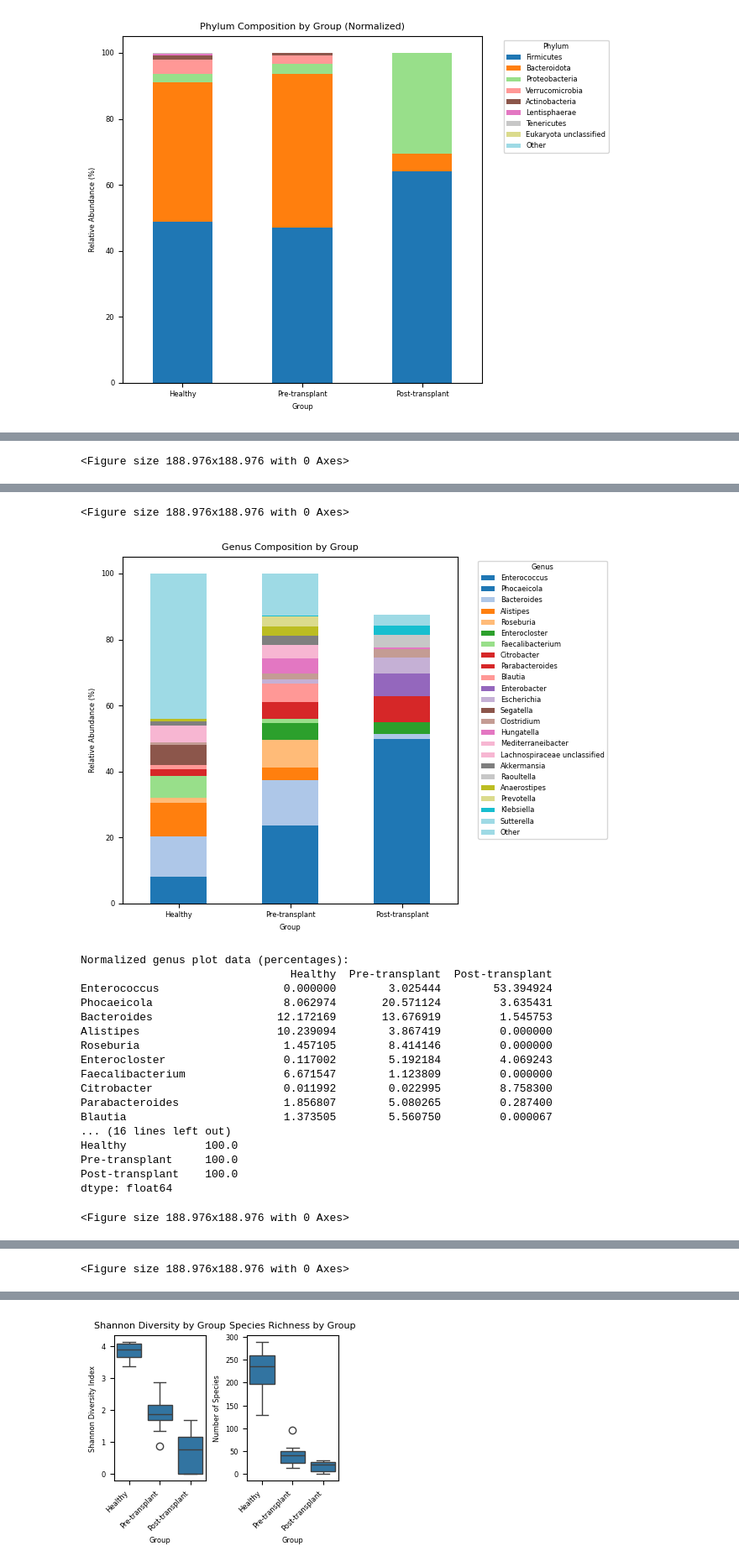
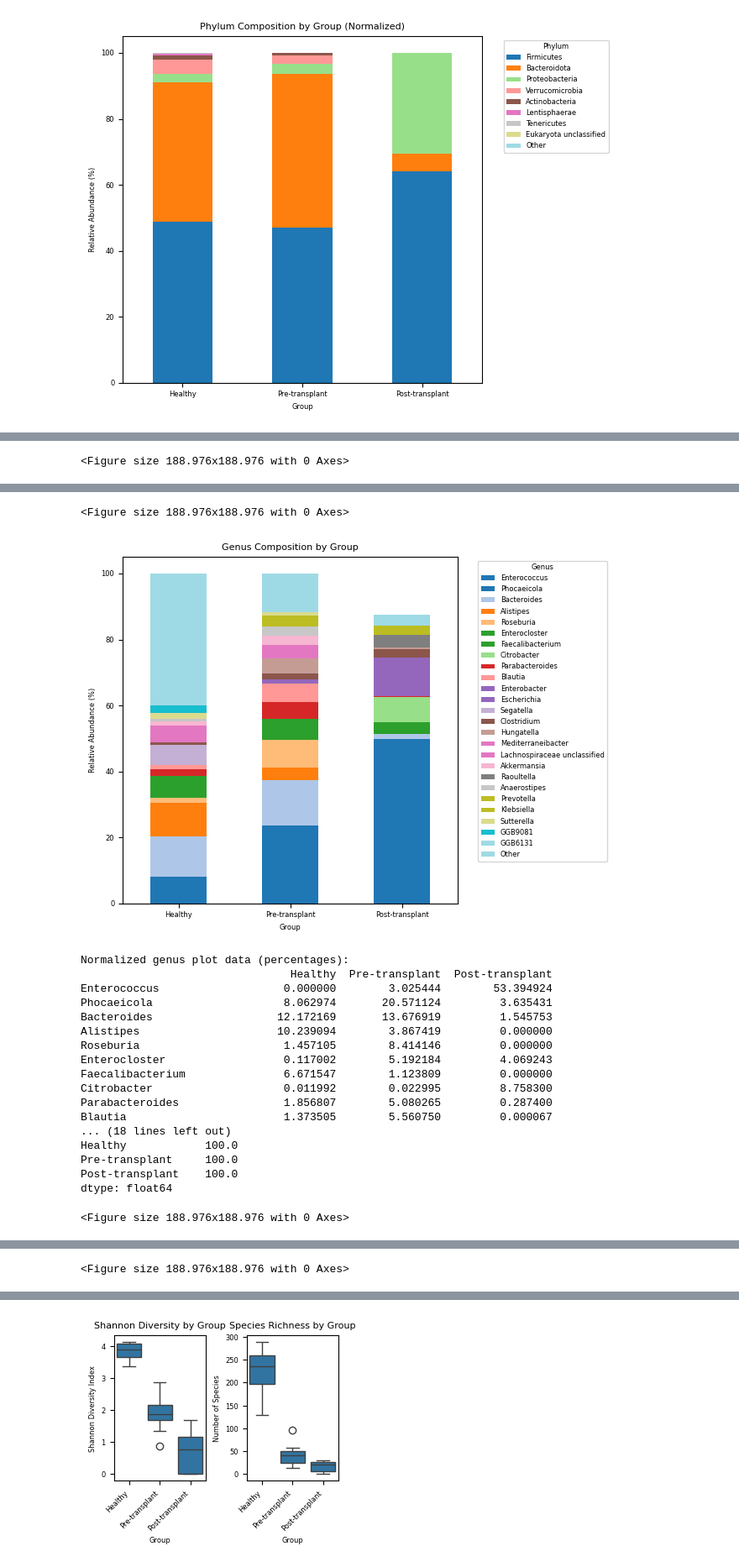
Before and after one commit to ChaniaClare/eut_metagenomics, a Jupyter notebook: visualise_taxonomy_extended.ipynb, the cells around one changed output, grey strips where cells are left out. Shown at 84% size. Drawn from its saved outputs; the diff is of its cells as text; code cells hidden in the pictures.

```diff
--- a/visualise_taxonomy_extended.ipynb
+++ b/visualise_taxonomy_extended.ipynb
@@ -555,41 +557,41 @@ if len(phylum_data) > 0 and healthy_samples and treated_pre_samples and treated_
         plt.savefig(os.path.join(plots_dir, 'phylum_composition_by_group_transposed.png'), dpi=300)
         plt.show()
 
-        # Create normalized versions of the plots (to ensure each column sums to 100%)
+        # Create normalised versions of the plots (to ensure each column sums to 100%)
         phylum_plot_percent = phylum_plot.copy()
         for col in phylum_plot_percent.columns:
             col_sum = phylum_plot_percent[col].sum()
             if col_sum > 0:  # Avoid division by zero
                 phylum_plot_percent[col] = (phylum_plot_percent[col] / col_sum) * 100
 
-        # Print normalized data
-        print("\nNormalized phylum plot data (percentages):")
+        # Print normalised data
+        print("\nNormalised phylum plot data (percentages):")
         print(phylum_plot_percent)
-        print("\nNormalized sum by group (should be 100 for each):")
+        print("\nNormalised sum by group (should be 100 for each):")
         print(phylum_plot_percent.sum())
 
-        # Create normalized stacked bar plot
+        # Create normalised stacked bar plot
         plt.figure(figsize=(MAX_WIDTH_INCHES * 0.6, MAX_HEIGHT_INCHES * 0.4))
         phylum_plot_percent.plot(kind='bar', stacked=True, colormap='tab20')
-        plt.title('Phylum Composition by Group (Normalized)')
+        plt.title('Phylum Composition by Group (Normalised)')
         plt.xlabel('Phylum')
         plt.xticks(rotation=45, ha='right')
         plt.ylabel('Relative Abundance (%)')
         plt.legend(title='Group')
         plt.tight_layout()
-        plt.savefig(os.path.join(plots_dir, 'phylum_composition_by_group_normalized.png'), dpi=300)
+        plt.savefig(os.path.join(plots_dir, 'phylum_composition_by_group_normalised.png'), dpi=300)
         plt.show()
 
-        # Create normalized stacked bar plot (transposed)
+        # Create normalised stacked bar plot (transposed)
         plt.figure(figsize=(MAX_WIDTH_INCHES * 0.6, MAX_HEIGHT_INCHES * 0.4))
         phylum_plot_percent.T.plot(kind='bar', stacked=True, colormap='tab20')
-        plt.title('Phylum Composition by Group (Normalized)')
+        plt.title('Phylum Composition by Group (Normalised)')
         plt.xlabel('Group')
         plt.xticks(rotation=0)
         plt.ylabel('Relative Abundance (%)')
         plt.legend(title='Phylum', bbox_to_anchor=(1.05, 1), loc='upper left')
         plt.tight_layout()
-        plt.savefig(os.path.join(plots_dir, 'phylum_composition_by_group_transposed_normalized.png'), dpi=300)
+        plt.savefig(os.path.join(plots_dir, 'phylum_composition_by_group_transposed_normalised.png'), dpi=300)
         plt.show()
 # %% [output]
 Phylum composition raw data:
@@ -674,7 +676,7 @@ if len(genus_data) > 0 and healthy_samples and treated_pre_samples and treated_p
 
         # Get top genera and group others as "Other"
         genus_pivot['Total'] = genus_pivot.sum(axis=1)
-        top_genera = genus_pivot.nlargest(23, 'Total').index.tolist() # number of top genera to include
+        top_genera = genus_pivot.nlargest(25, 'Total').index.tolist() # number of top genera to include
         genus_plot = genus_pivot.loc[top_genera, ['Healthy', 'Pre-transplant', 'Post-transplant']]
 
         # Add "Other" category if needed
@@ -688,7 +690,7 @@ if len(genus_data) > 0 and healthy_samples and treated_pre_samples and treated_p
         print("\nFinal sum by group:")
         print(genus_plot.sum())
 
-         # Create normalized versions of the plots (to ensure each column sums to 100%)
+         # Create normalised versions of the plots (to ensure each column sums to 100%)
         genus_plot_percent = genus_plot.copy()
         for col in genus_plot_percent.columns:
             col_sum = genus_plot_percent[col].sum()
@@ -735,34 +737,34 @@ if len(genus_data) > 0 and healthy_samples and treated_pre_samples and treated_p
 
 
 
-        # Print normalized data
-        print("\nNormalized genus plot data (percentages):")
+        # Print normalised data
+        print("\nNormalised genus plot data (percentages):")
         print(genus_plot_percent)
-        print("\nNormalized sum by group (should be 100 for each):")
+        print("\nNormalised sum by group (should be 100 for each):")
         print(genus_plot_percent.sum())
 
-        # Create normalized stacked bar plot
+        # Create normalised stacked bar plot
         plt.figure(figsize=(MAX_WIDTH_INCHES * 0.6, MAX_HEIGHT_INCHES * 0.4))
         genus_plot_percent.plot(kind='bar', stacked=True, colormap='tab20')
-        plt.title('Genus Composition by Group (Normalized)')
+        plt.title('Genus Composition by Group (Normalised)')
         plt.xlabel('Genus')
         plt.xticks(rotation=45, ha='right')
         plt.ylabel('Relative Abundance (%)')
         plt.legend(title='Group')
         plt.tight_layout()
-        plt.savefig(os.path.join(plots_dir, 'genus_composition_by_group_normalized.png'), dpi=300)
+        plt.savefig(os.path.join(plots_dir, 'genus_composition_by_group_normalised.png'), dpi=300)
         plt.show()
 
-        # Create normalized stacked bar plot (transposed)
+        # Create normalised stacked bar plot (transposed)
         plt.figure(figsize=(MAX_WIDTH_INCHES * 0.6, MAX_HEIGHT_INCHES * 0.4))
         genus_plot_percent.T.plot(kind='bar', stacked=True, color=colours_needed)
-        plt.title('Genus Composition by Group (Normalized)')
+        plt.title('Genus Composition by Group (Normalised)')
         plt.xlabel('Group')
         plt.xticks(rotation=0)
         plt.ylabel('Relative Abundance (%)')
         plt.legend(title='Genus', bbox_to_anchor=(1.05, 1), loc='upper left')
         plt.tight_layout()
-        plt.savefig(os.path.join(plots_dir, 'genus_composition_by_group_transposed_normalized.jpeg'), dpi=300)
+        plt.savefig(os.path.join(plots_dir, 'genus_composition_by_group_transposed_normalised.jpeg'), dpi=300)
         plt.show()
 # %% [output]
 Genus composition raw data:
@@ -787,5 +789,5 @@ dtype: float64
 <Figure size 188.976x188.976 with 0 Axes>
-[figure, old version]
+[figure, new version]
 Normalized genus plot data (percentages):
                                 Healthy  Pre-transplant  Post-transplant
 Enterococcus                   0.000000        3.025444        53.394924
@@ -798,7 +800,7 @@ Faecalibacterium               6.671547        1.123809         0.000000
 Citrobacter                    0.011992        0.022995         8.758300
 Parabacteroides                1.856807        5.080265         0.287400
 Blautia                        1.373505        5.560750         0.000067
-... (16 lines left out)
+... (18 lines left out)
 Healthy            100.0
 Pre-transplant     100.0
 Post-transplant    100.0
```
Also changed, not shown: parts of 4 cells of this notebook.
